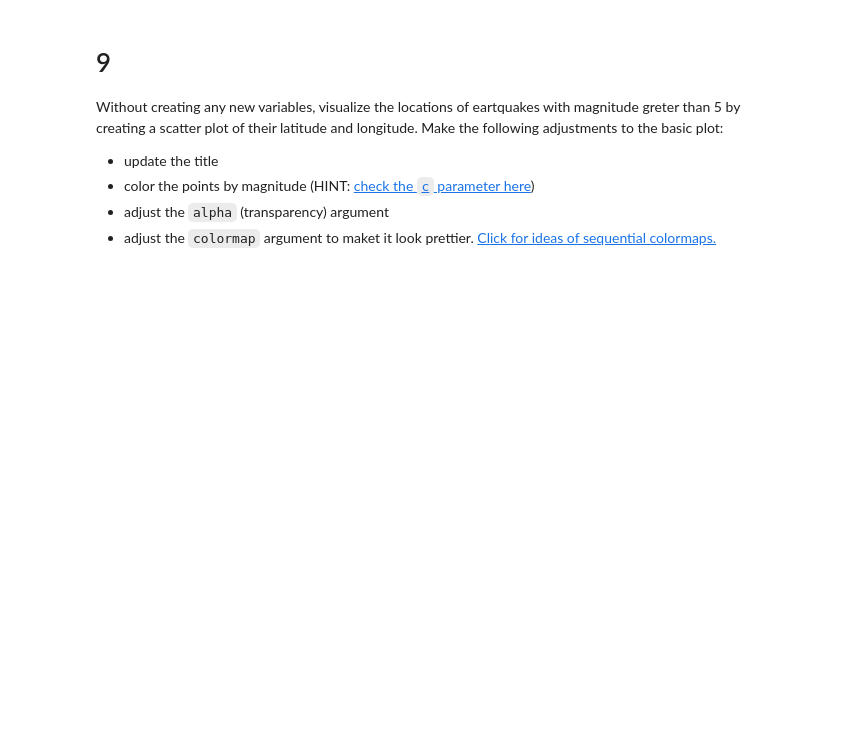
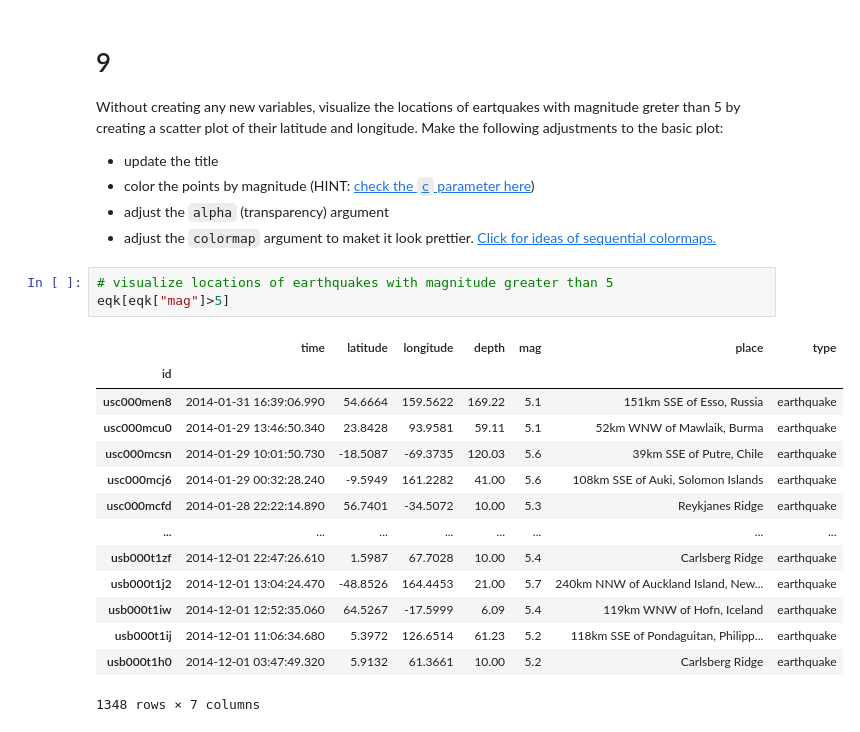
Before and after one commit to imsibaja/eds220-hwk1, a Jupyter notebook: hwk1-task3-earthquakes.ipynb, the cells around one changed output. Saved outputs shown, nothing was run; the diff lists cells and outputs as text; blank space fills up the shorter version.

Commit message:
find earthquakes greater than 5

```diff
--- a/hwk1-task3-earthquakes.ipynb
+++ b/hwk1-task3-earthquakes.ipynb
@@ -267,5 +267,23 @@ Without creating any new variables, visualize the locations of eartquakes with m
 - color the points by magnitude (HINT: [check the `c` parameter here](https://pandas.pydata.org/pandas-docs/stable/reference/api/pandas.DataFrame.plot.scatter.html))
 - adjust the `alpha` (transparency) argument
 - adjust the `colormap` argument to maket it look prettier. [Click for ideas of sequential colormaps.](https://matplotlib.org/stable/users/explain/colors/colormaps.html)
+# %%
+# visualize locations of earthquakes with magnitude greater than 5
+eqk[eqk["mag"]>5]
+# %% [output]
+|  | time | latitude | longitude | depth | mag | place | type |
+| id |  |  |  |  |  |  |  |
+| usc000men8 | 2014-01-31 16:39:06.990 | 54.6664 | 159.5622 | 169.22 | 5.1 | 151km SSE of Esso, Russia | earthquake |
+| usc000mcu0 | 2014-01-29 13:46:50.340 | 23.8428 | 93.9581 | 59.11 | 5.1 | 52km WNW of Mawlaik, Burma | earthquake |
+| usc000mcsn | 2014-01-29 10:01:50.730 | -18.5087 | -69.3735 | 120.03 | 5.6 | 39km SSE of Putre, Chile | earthquake |
+| usc000mcj6 | 2014-01-29 00:32:28.240 | -9.5949 | 161.2282 | 41.00 | 5.6 | 108km SSE of Auki, Solomon Islands | earthquake |
+| usc000mcfd | 2014-01-28 22:22:14.890 | 56.7401 | -34.5072 | 10.00 | 5.3 | Reykjanes Ridge | earthquake |
+| ... | ... | ... | ... | ... | ... | ... | ... |
+| usb000t1zf | 2014-12-01 22:47:26.610 | 1.5987 | 67.7028 | 10.00 | 5.4 | Carlsberg Ridge | earthquake |
+| usb000t1j2 | 2014-12-01 13:04:24.470 | -48.8526 | 164.4453 | 21.00 | 5.7 | 240km NNW of Auckland Island, New... | earthquake |
+| usb000t1iw | 2014-12-01 12:52:35.060 | 64.5267 | -17.5999 | 6.09 | 5.4 | 119km WNW of Hofn, Iceland | earthquake |
+| usb000t1ij | 2014-12-01 11:06:34.680 | 5.3972 | 126.6514 | 61.23 | 5.2 | 118km SSE of Pondaguitan, Philipp... | earthquake |
+| usb000t1h0 | 2014-12-01 03:47:49.320 | 5.9132 | 61.3661 | 10.00 | 5.2 | Carlsberg Ridge | earthquake |
+1348 rows × 7 columns
 # %% [markdown]
 <!-- END QUESTION -->
```
